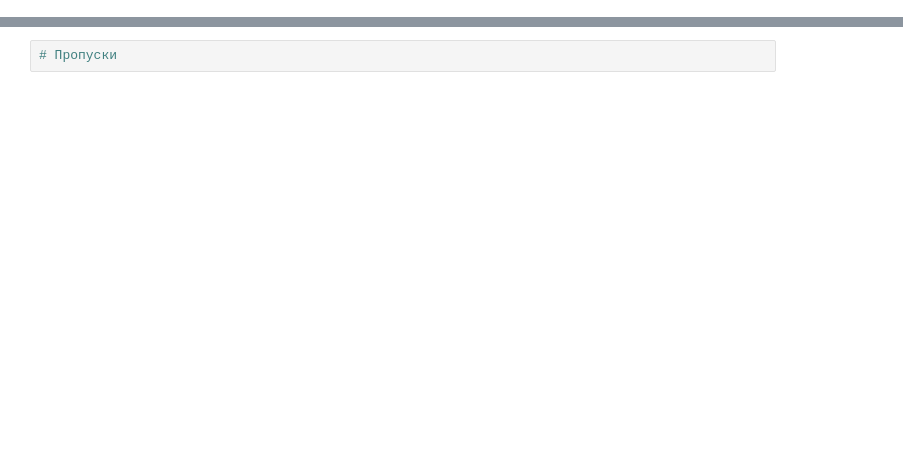
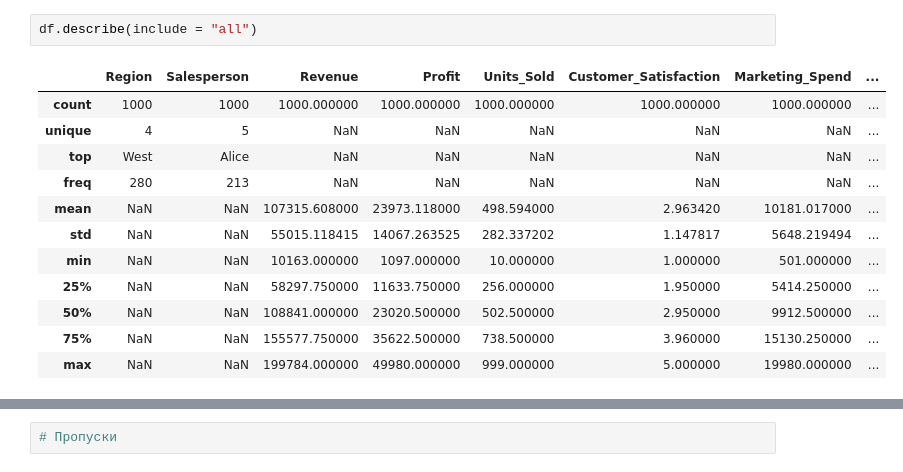
Before and after one commit to YuryPavlov-StP/global_sales, a Jupyter notebook: notebooks/01_eda_global_sales.ipynb, the cells around one changed output, grey strips where cells are left out. Drawn from its saved outputs; the diff is of its cells as text; blank space fills up the shorter version.

```diff
--- a/notebooks/01_eda_global_sales.ipynb
+++ b/notebooks/01_eda_global_sales.ipynb
@@ -17,0 +43,15 @@ df.head()
+# %%
+df.describe(include = "all")
+# %% [output]
+|  | Region | Salesperson | Revenue | Profit | Units_Sold | Customer_Satisfaction | Marketing_Spend | ... |
+| count | 1000 | 1000 | 1000.000000 | 1000.000000 | 1000.000000 | 1000.000000 | 1000.000000 | ... |
+| unique | 4 | 5 | NaN | NaN | NaN | NaN | NaN | ... |
+| top | West | Alice | NaN | NaN | NaN | NaN | NaN | ... |
+| freq | 280 | 213 | NaN | NaN | NaN | NaN | NaN | ... |
+| mean | NaN | NaN | 107315.608000 | 23973.118000 | 498.594000 | 2.963420 | 10181.017000 | ... |
+| std | NaN | NaN | 55015.118415 | 14067.263525 | 282.337202 | 1.147817 | 5648.219494 | ... |
+| min | NaN | NaN | 10163.000000 | 1097.000000 | 10.000000 | 1.000000 | 501.000000 | ... |
+| 25% | NaN | NaN | 58297.750000 | 11633.750000 | 256.000000 | 1.950000 | 5414.250000 | ... |
+| 50% | NaN | NaN | 108841.000000 | 23020.500000 | 502.500000 | 2.950000 | 9912.500000 | ... |
+| 75% | NaN | NaN | 155577.750000 | 35622.500000 | 738.500000 | 3.960000 | 15130.250000 | ... |
+| max | NaN | NaN | 199784.000000 | 49980.000000 | 999.000000 | 5.000000 | 19980.000000 | ... |
```
Also changed, not shown: parts of 19 cells of this notebook.
